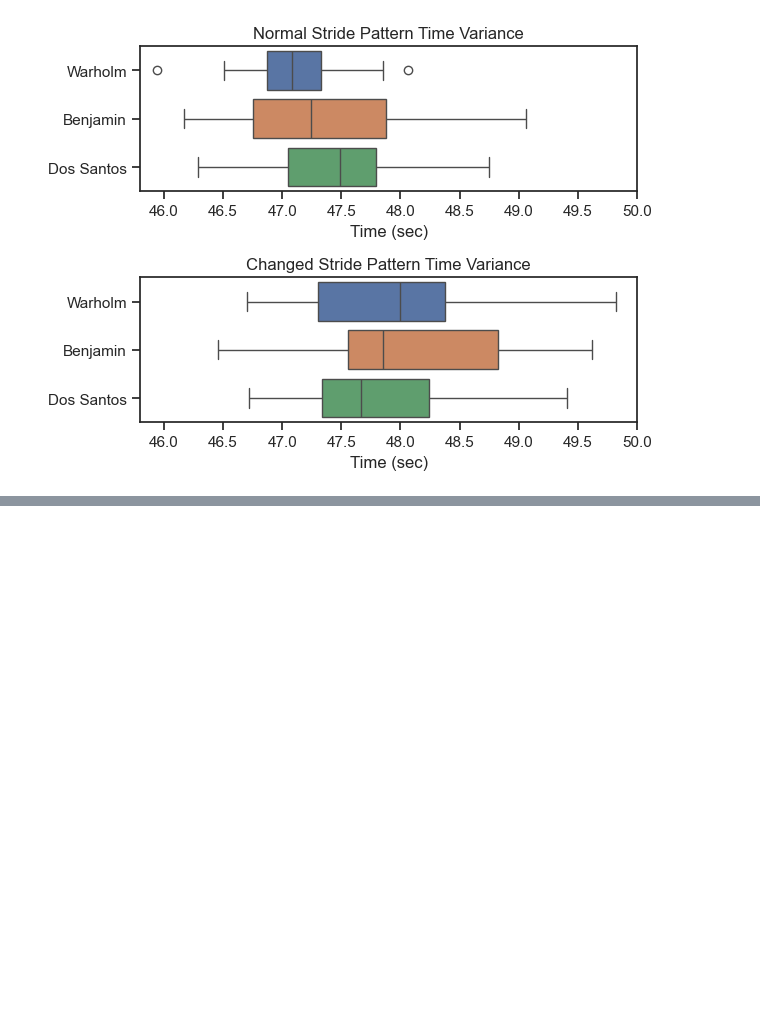
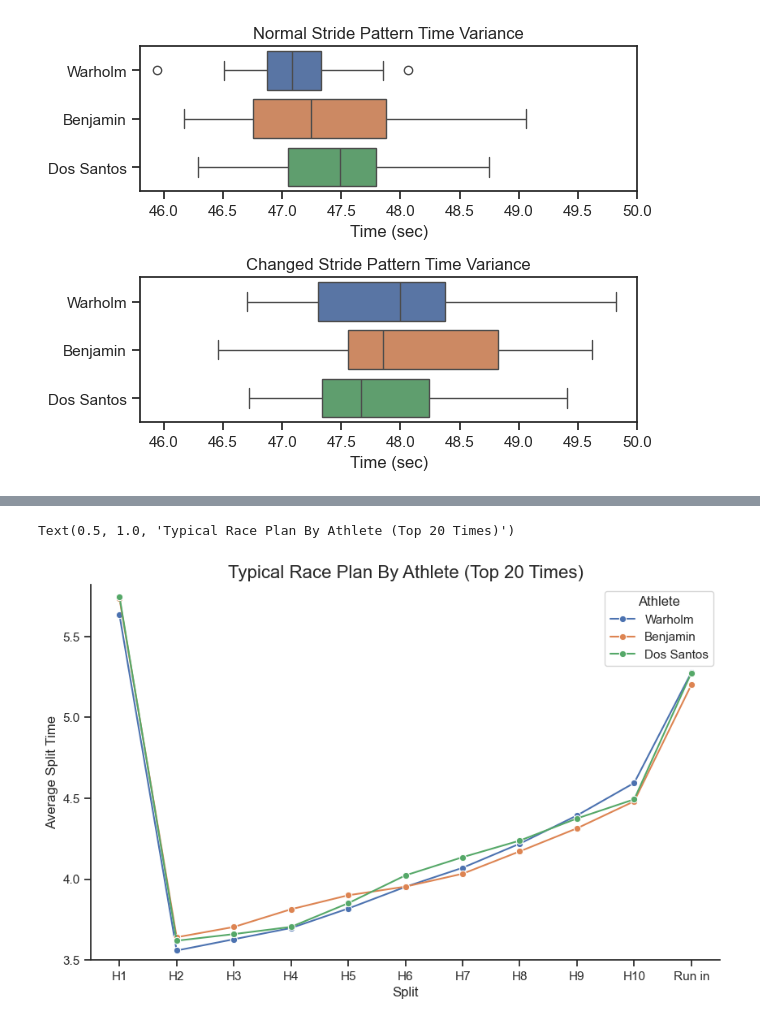
Before and after one commit to emeraldEAGLE888/Hurdles_Analysis, a Jupyter notebook: HurdleCentral.ipynb, the cells around one changed output, grey strips where cells are left out. Cells and saved outputs as stored; diff of their text form; code cells hidden in the pictures; blank space fills up the shorter version.

```diff
--- a/HurdleCentral.ipynb
+++ b/HurdleCentral.ipynb
@@ -20,6 +22,8 @@ df_b_splits = df_benjamin_s.copy().assign(Athlete='Benjamin')
 df_ds_splits = df_dossantos_s.copy().assign(Athlete='Dos Santos')
 df_splits = pd.concat([df_w_splits,df_b_splits,df_ds_splits],axis=0)
 df_splits = df_splits.sort_values(by='Time')
+
+athlete_order = ['Warholm','Benjamin','Dos Santos']
 # %%
 all_columns = ['H1','H2','H3','H4','H5','H6','H7','H8','H9','H10','Run in']
 start_phase_columns = ['H1','H2','H3','H4']
@@ -156,0 +169,13 @@ plt.show()
+# %%
+df_w_splits_top20 = df_w_splits.head(20).assign(Athlete='Warholm')
+df_b_splits_top20 = df_b_splits.head(20).assign(Athlete='Benjamin')
+df_ds_splits_top20 = df_ds_splits.head(20).assign(Athlete='Dos Santos')
+df_splits_top20 = pd.concat([df_w_splits_top20,df_b_splits_top20,df_ds_splits_top20],axis=0)
+df_splits_top20 = df_splits_top20.sort_values(by='Time')
+# %%
+avg_profiles = df_splits_top20.groupby('Athlete')[all_columns].mean()
+avg_profiles = avg_profiles.reset_index().melt(
+    id_vars='Athlete',
+    var_name='Split',
+    value_name='Average Time'
+)
@@ -156,0 +202,10 @@ plt.show()
+# %%
+plt.figure(figsize=(10,6))
+sns.lineplot(data=avg_profiles, x='Split', y='Average Time', hue='Athlete',marker='o',hue_order=athlete_order)
+sns.despine()
+plt.ylim(3.5, 5.82)
+plt.ylabel('Average Split Time')
+plt.title('Typical Race Plan By Athlete (Top 20 Times)',fontsize=16)
+# %% [output]
+Text(0.5, 1.0, 'Typical Race Plan By Athlete (Top 20 Times)')
+[figure, added]
```
Also changed, not shown: parts of 18 cells of this notebook.
